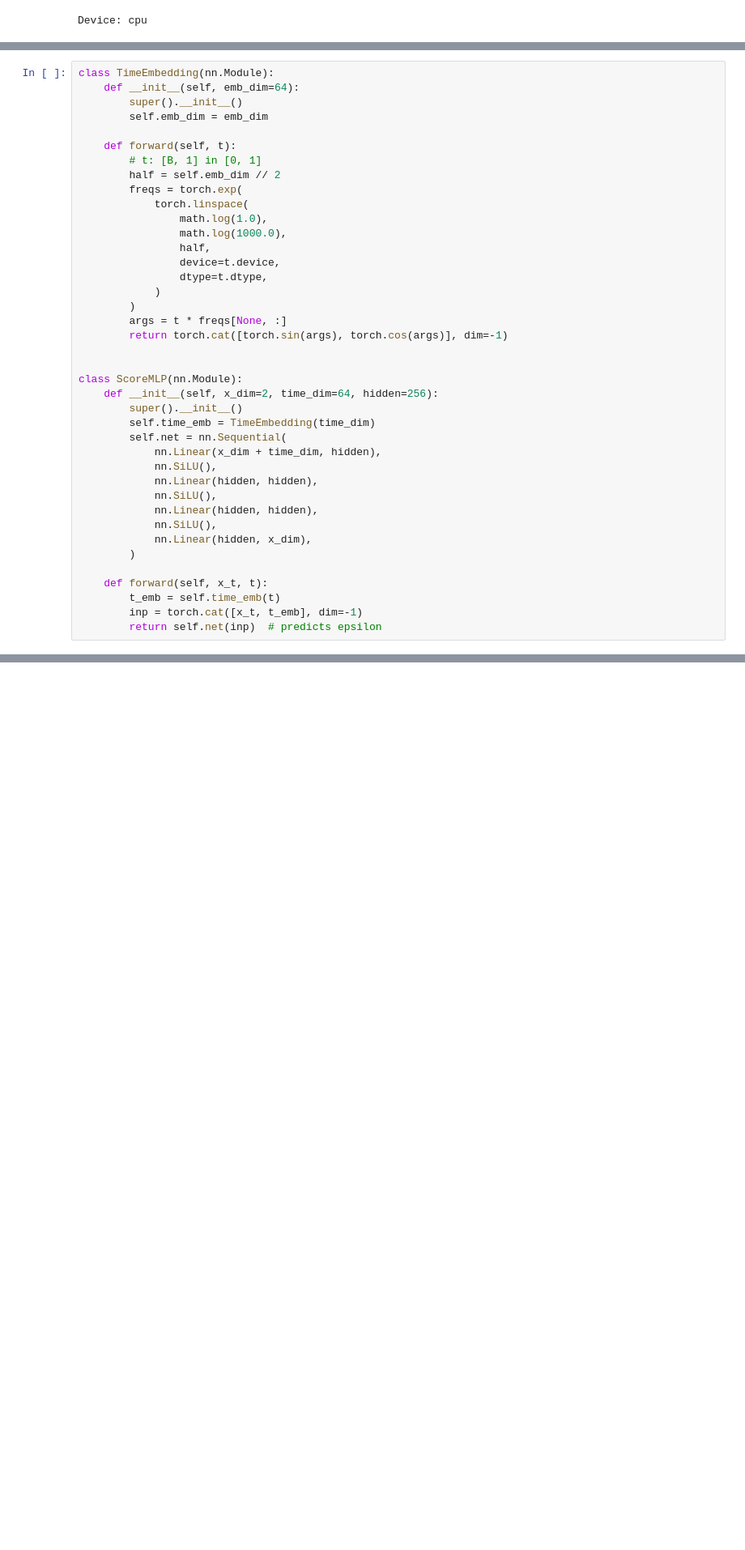
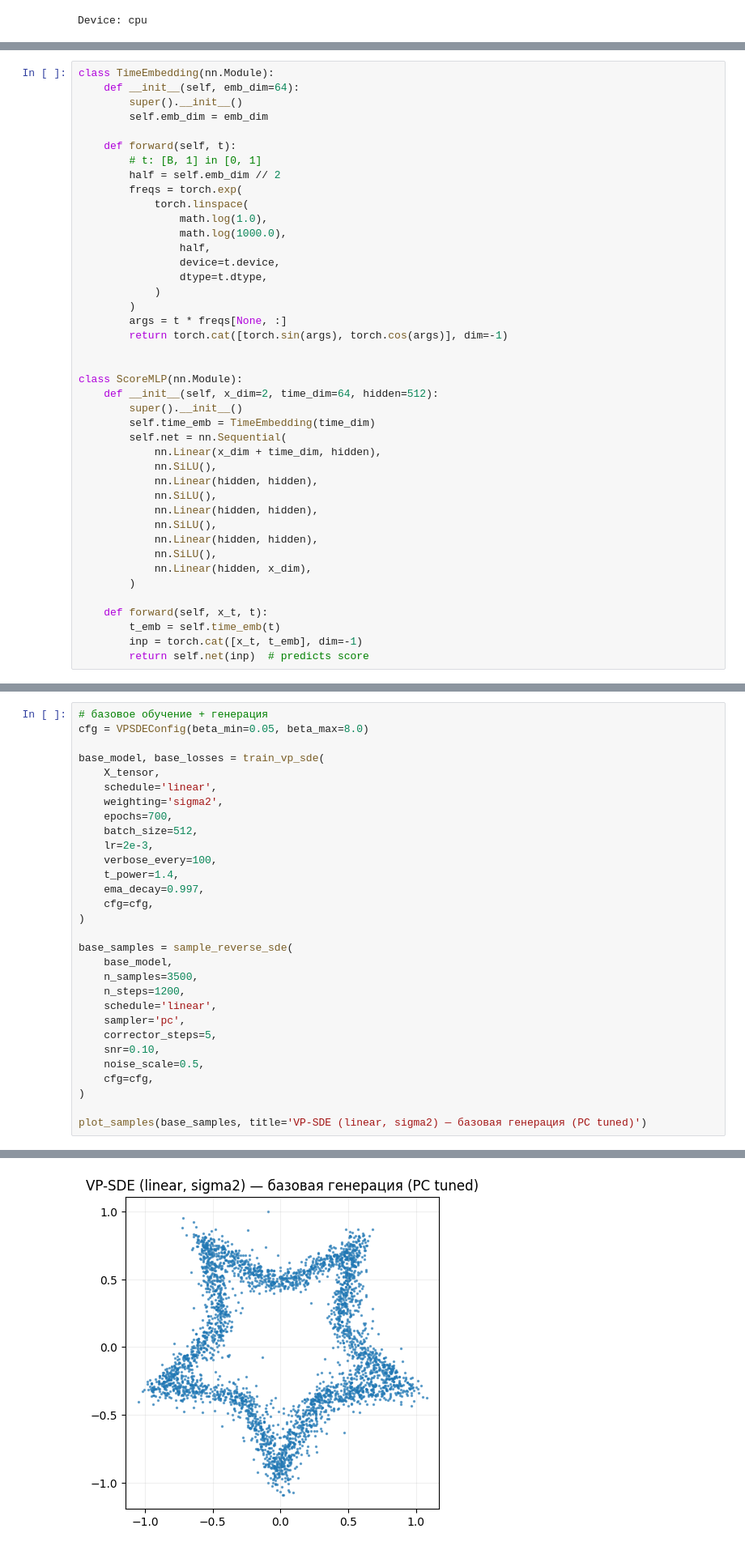
Before and after one commit to ilya2309548/bayesian-methods, a Jupyter notebook: cv/HW3.ipynb, the cells around one changed output, grey strips where cells are left out. Shown at 81% size. Cells and saved outputs as stored; diff of their text form; blank space fills up the shorter version.

```diff
--- a/cv/HW3.ipynb
+++ b/cv/HW3.ipynb
@@ -152,11 +152,13 @@ class TimeEmbedding(nn.Module):
 
 
 class ScoreMLP(nn.Module):
-    def __init__(self, x_dim=2, time_dim=64, hidden=256):
+    def __init__(self, x_dim=2, time_dim=64, hidden=512):
         super().__init__()
         self.time_emb = TimeEmbedding(time_dim)
         self.net = nn.Sequential(
             nn.Linear(x_dim + time_dim, hidden),
+            nn.SiLU(),
+            nn.Linear(hidden, hidden),
             nn.SiLU(),
             nn.Linear(hidden, hidden),
             nn.SiLU(),
@@ -168,7 +170,7 @@ class ScoreMLP(nn.Module):
     def forward(self, x_t, t):
         t_emb = self.time_emb(t)
         inp = torch.cat([x_t, t_emb], dim=-1)
-        return self.net(inp)  # predicts epsilon
+        return self.net(inp)  # predicts score
 # %%
 def sample_q_xt(x0, t, schedule, cfg):
     """q(x_t|x_0) closed form for VP-SDE."""
@@ -390,0 +363,31 @@ plt.show()
+# %%
+# базовое обучение + генерация
+cfg = VPSDEConfig(beta_min=0.05, beta_max=8.0)
+
+base_model, base_losses = train_vp_sde(
+    X_tensor,
+    schedule='linear',
+    weighting='sigma2',
+    epochs=700,
+    batch_size=512,
+    lr=2e-3,
+    verbose_every=100,
+    t_power=1.4,
+    ema_decay=0.997,
+    cfg=cfg,
+)
+
+base_samples = sample_reverse_sde(
+    base_model,
+    n_samples=3500,
+    n_steps=1200,
+    schedule='linear',
+    sampler='pc',
+    corrector_steps=5,
+    snr=0.10,
+    noise_scale=0.5,
+    cfg=cfg,
+)
+
+plot_samples(base_samples, title='VP-SDE (linear, sigma2) — базовая генерация (PC tuned)')
+# %% [output]
@@ -391,3 +409,4 @@ plt.show()
+[figure, added]
 # %% [markdown]
 ## Сравнение перевзвешивания (linear schedule)
 # %%
```
Also changed, not shown: parts of 13 cells of this notebook, 1 other file.
